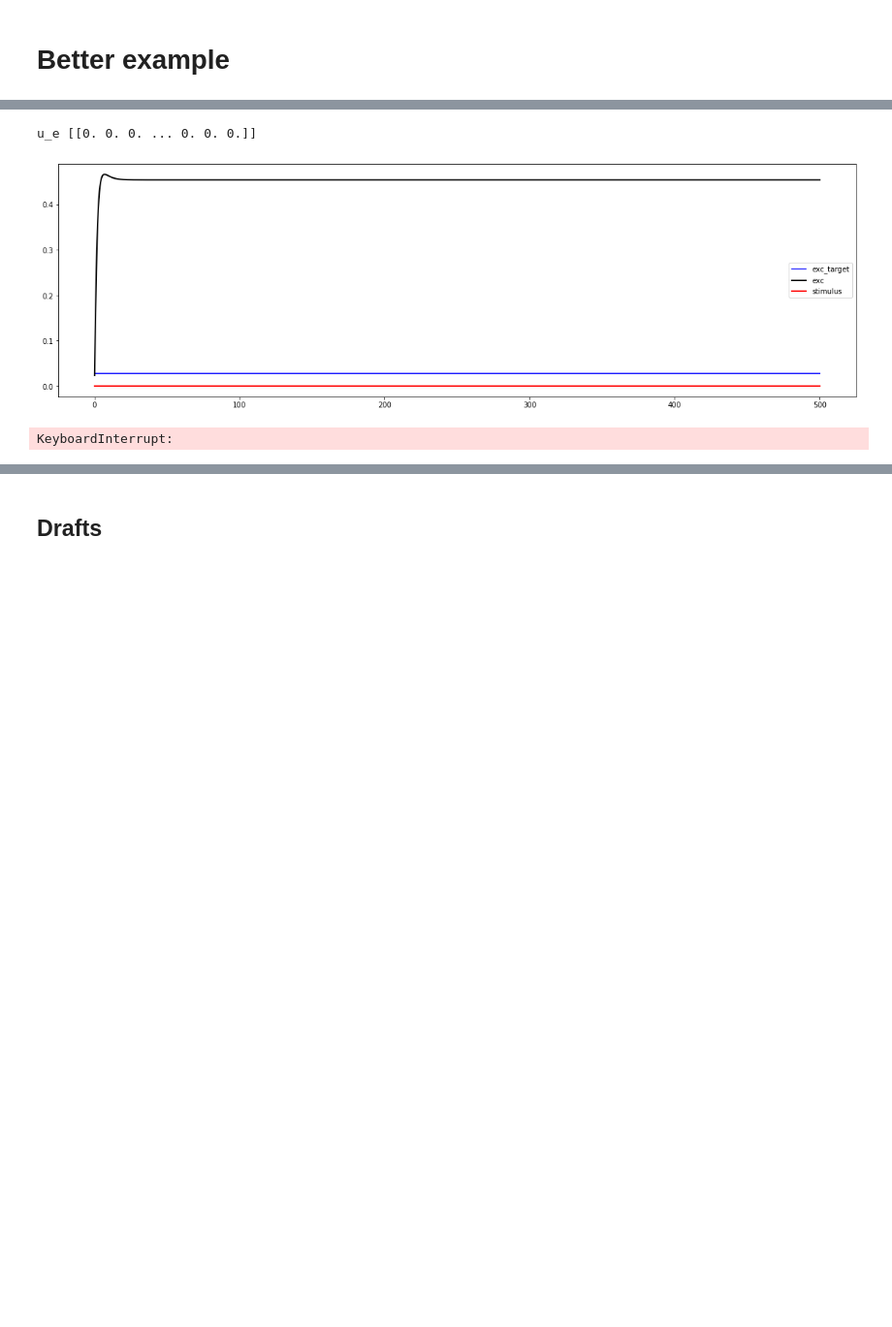
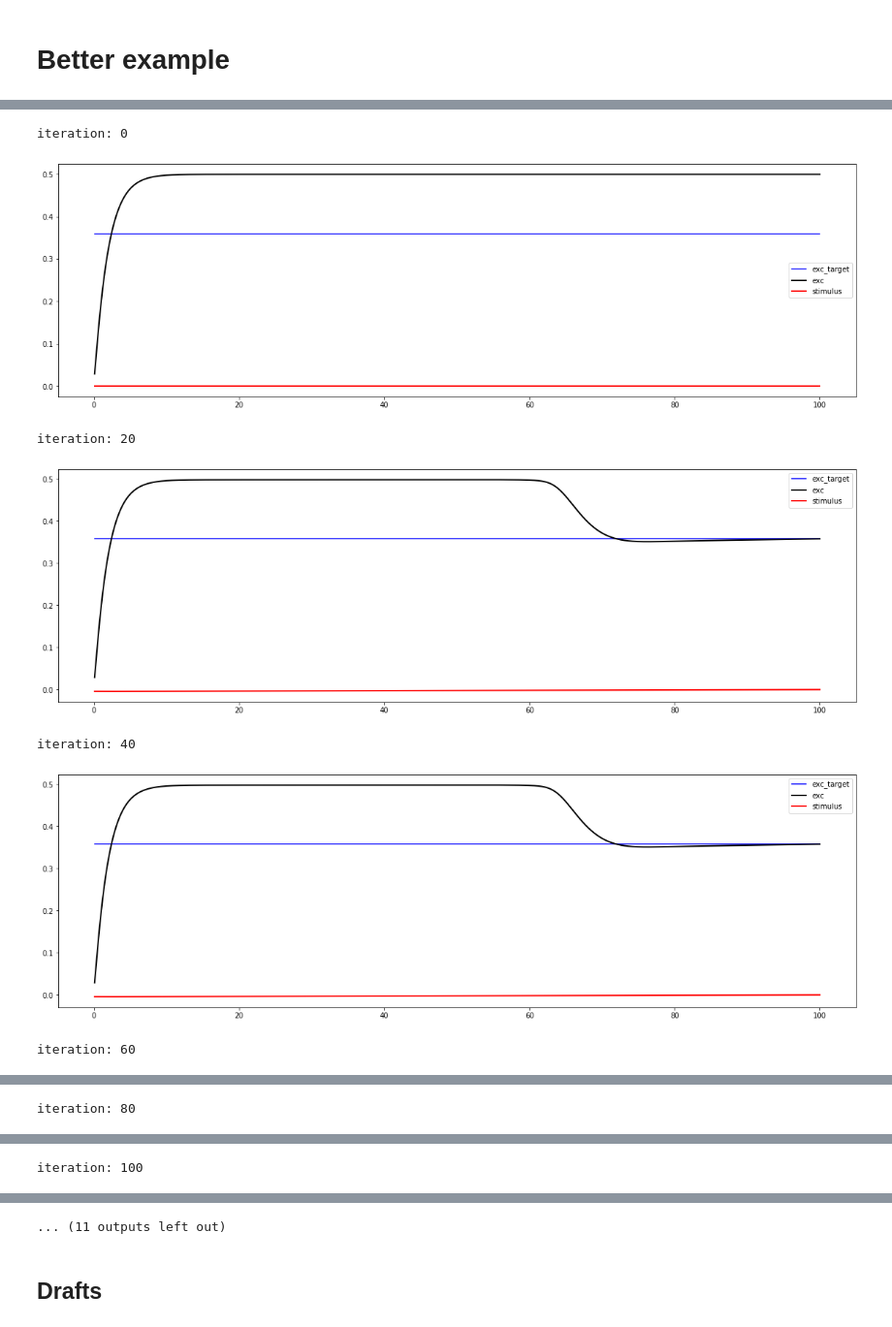
Before and after one commit to mashayu/Wilson_cowan_neurolib, a Jupyter notebook: wilson-cowan.ipynb, the cells around one changed output, grey strips where cells are left out. Shown at 97% size. Drawn from its saved outputs; the diff is of its cells as text; code cells hidden in the pictures; blank space fills up the shorter version.

```diff
--- a/wilson-cowan.ipynb
+++ b/wilson-cowan.ipynb
@@ -125,7 +127,7 @@ plt.show()
 # %% [output]
 [figure]
 # %%
-def optimal_control(wс, exc_exp, inh_exp, debug = False):
+def optimal_control(wc, exc_exp, inh_exp, n_iter = 5000, plot_freq = 200, w = [0,0], a = 0, b = 0, debug = False):
 
     #h = (xn-x0)/n_step
     #times = np.arange(0, xn+h, h)
@@ -136,8 +138,8 @@ def optimal_control(wс, exc_exp, inh_exp, debug = False):
     u_e = stim.StepInput(step_size=0,  start=0.1, end=0.2, n=1).to_model(wc)
     #u_i = stimulus
     #u_e = stimulus
-    print("u_e", u_e)
-    for l in range(20):
+
+    for l in range(n_iter):
 
         wc.params["control_term_E"] = u_e
         wc.params["control_term_I"] = u_i
@@ -151,16 +153,17 @@ def optimal_control(wс, exc_exp, inh_exp, debug = False):
         if(debug):
             print(np.shape(ex))
             print(int(wc.params['duration']/wc.params['dt']))
-        if (l%1==0):
+        if (l%plot_freq==0):
+            print("iteration:", l)
             plt.figure(figsize = (20, 6))
-            plt.plot(wc.t, exc_exp.T,c = 'blue',label="exc_target")
+            plt.plot(wc.t, exc_exp.T, c = 'blue',label="exc_target")
             plt.plot(wc.t, ex[0].tolist(), c='k', lw = 2, label="exc")
             plt.plot(wc.t, u_e.T, c='r', lw = 2,label="stimulus")
             plt.legend()
             plt.show()
 
 
-        lambdas = euler_backwards(wc, exc_exp, inh_exp, wc.params['dt'], int(math.ceil(wc.params['duration']/wc.params['dt'])), debug)
+        lambdas = euler_backwards(wc, exc_exp, inh_exp, wc.params['dt'], int(math.ceil(wc.params['duration']/wc.params['dt'])), a, debug)
         if debug:
             print("lambdas", lambdas)
             plt.figure(figsize = (20, 6))
@@ -168,9 +171,9 @@ def optimal_control(wс, exc_exp, inh_exp, debug = False):
             plt.legend()
             plt.show()
 
-        w = [0,0]
+        #w = [0,0]
 
-        grad = grad_f(w, u_e,u_i, lambdas, times)
+        grad = grad_f(w, u_e,u_i, lambdas, times, a)
         if debug:
             print("grad", grad)
 
@@ -182,7 +185,7 @@ def optimal_control(wс, exc_exp, inh_exp, debug = False):
         step_size_adj = 10 #0.005
 
 
-        step_size_adj = bisection(wc, step_size_adj,u_e,u_i,grad, times, exc_exp, debug)
+        step_size_adj = bisection(wc, step_size_adj,u_e,u_i,grad, times, exc_exp, w, debug, b)
         #if(l == 0):
         #    step_size_adj = 0.1
 
@@ -437,8 +500,8 @@ wc.exc[0] [0.05190119 0.07171252 0.09140039 ... 0.35820838 0.35820838 0.35820838
 # %%
-target_low = np.zeros(5000)
+target_low = np.zeros(1000)
 target_low[:] = 0.02788229
 plt.plot(target_low)
 
-target_low_inh = np.zeros(5000)
+target_low_inh = np.zeros(1000)
 target_low_inh[:] = 0.35820838
 # %% [output]
@@ -446,18 +509,23 @@ target_low_inh[:] = 0.35820838
 # %%
 wc = WCModel()
 wc.params["a_exc"] = 1
 wc.params["a_inh"] = 1
 
 wc.params['exc_ext'] = 3.33
 wc.params['inh_ext'] = 3.89
 
-wc.params['duration'] = 500
+wc.params['duration'] = 100
 
 
-optimal_control(wc, target_low,target_low_inh, debug = False)
+optimal_control(wc, target_low,target_low_inh, n_iter = 500, plot_freq = 20, w = [0.01,0.01], a = 0, b = 800,debug = False)
+
 
 #optimal_control(wc, stimulus, target, target)
 # %% [output]
-u_e [[0. 0. 0. ... 0. 0. 0.]]
+iteration: 0
-[figure, old version]
+[figure, new version]
-KeyboardInterrupt:
+iteration: 20
+[figure, added]
+iteration: 40
+[figure, added]
+iteration: 60
@@ -463,0 +533 @@ KeyboardInterrupt:
+iteration: 80
@@ -463,0 +535 @@ KeyboardInterrupt:
+iteration: 100
@@ -464,3 +537,4 @@ KeyboardInterrupt:
+... (11 outputs left out)
 # %%
 wc.params["control_term"] = stimulus
 # %%
```
Also changed, not shown: parts of 9 cells of this notebook.
